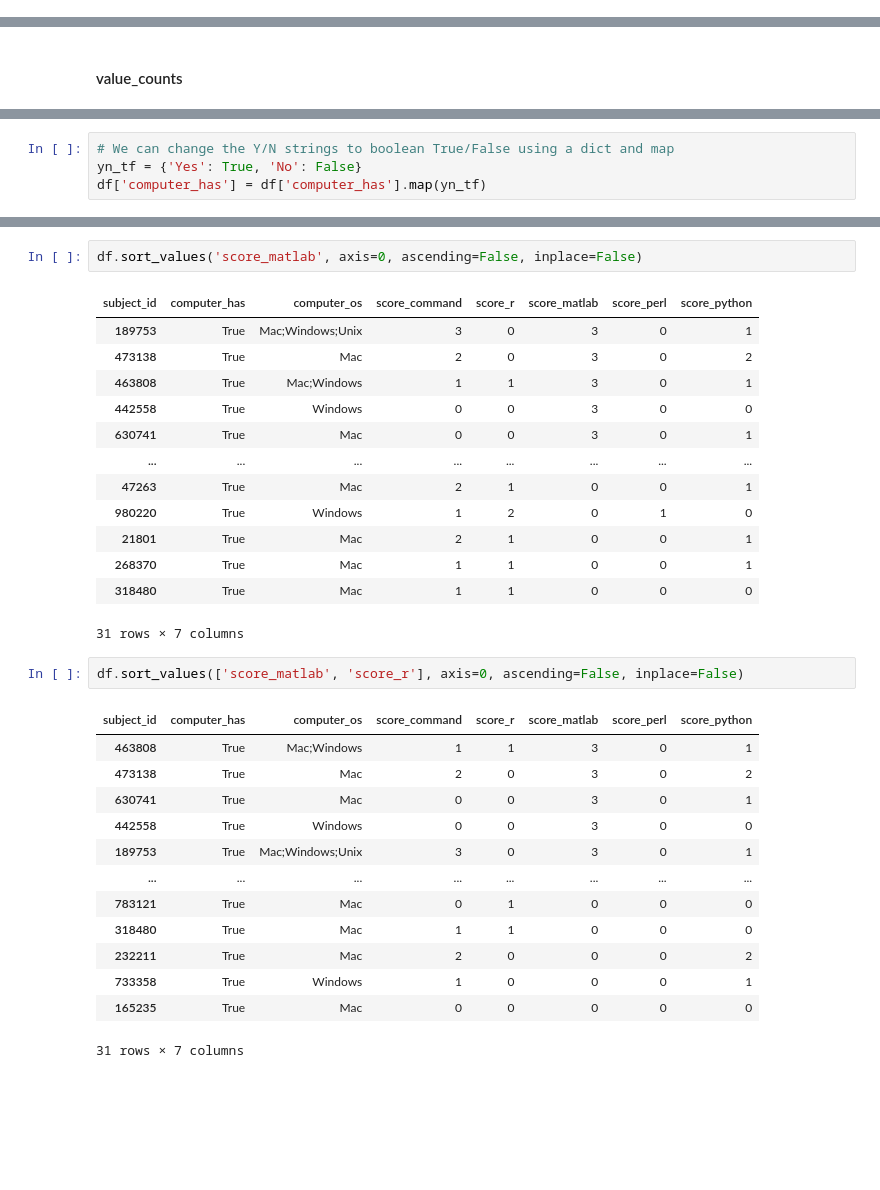
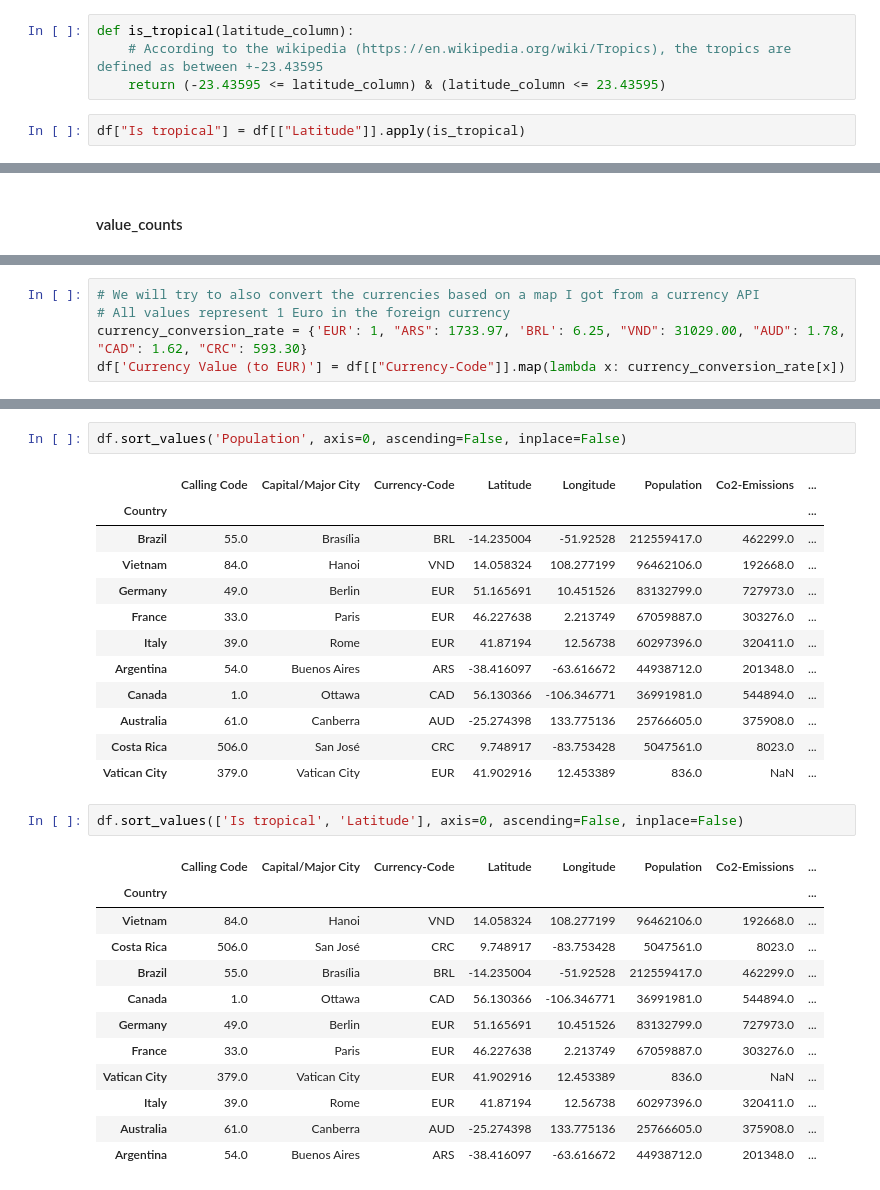
Before and after one commit to bvanelli/python-for-data-analysis, a Jupyter notebook: lessons/lesson07.ipynb, the cells around one changed output, grey strips where cells are left out. Cells and saved outputs as stored; diff of their text form; blank space fills up the shorter version.

```diff
--- a/lessons/lesson07.ipynb
+++ b/lessons/lesson07.ipynb
@@ -891,3 +925,9 @@ for col in numeric_cols:
+# %%
+def is_tropical(latitude_column):
+    # According to the wikipedia (https://en.wikipedia.org/wiki/Tropics), the tropics are defined as between +-23.43595
+    return (-23.43595 <= latitude_column) & (latitude_column <= 23.43595)
+# %%
+df["Is tropical"] = df[["Latitude"]].apply(is_tropical)
 # %%
 df
 # %% [output]
@@ -1057,4 +1052,0 @@ dtype: object
-# %%
-# We can change the Y/N strings to boolean True/False using a dict and map
-yn_tf = {'Yes': True, 'No': False}
-df['computer_has'] = df['computer_has'].map(yn_tf)
@@ -1061,3 +1059,8 @@ df['computer_has'] = df['computer_has'].map(yn_tf)
+# %%
+# We will try to also convert the currencies based on a map I got from a currency API
+# All values represent 1 Euro in the foreign currency
+currency_conversion_rate = {'EUR': 1, "ARS": 1733.97, 'BRL': 6.25, "VND": 31029.00, "AUD": 1.78, "CAD": 1.62, "CRC": 593.30}
+df['Currency Value (to EUR)'] = df[["Currency-Code"]].map(lambda x: currency_conversion_rate[x])
 # %%
 df
 # %% [output]
@@ -1126,35 +1124,33 @@ df.sort_index(axis=1, ascending=True, inplace=False)
 # %%
-df.sort_values('score_matlab', axis=0, ascending=False, inplace=False)
+df.sort_values('Population', axis=0, ascending=False, inplace=False)
 # %% [output]
-| subject_id | computer_has | computer_os | score_command | score_r | score_matlab | score_perl | score_python |
-| 189753 | True | Mac;Windows;Unix | 3 | 0 | 3 | 0 | 1 |
-| 473138 | True | Mac | 2 | 0 | 3 | 0 | 2 |
-| 463808 | True | Mac;Windows | 1 | 1 | 3 | 0 | 1 |
-| 442558 | True | Windows | 0 | 0 | 3 | 0 | 0 |
-| 630741 | True | Mac | 0 | 0 | 3 | 0 | 1 |
-| ... | ... | ... | ... | ... | ... | ... | ... |
-| 47263 | True | Mac | 2 | 1 | 0 | 0 | 1 |
-| 980220 | True | Windows | 1 | 2 | 0 | 1 | 0 |
-| 21801 | True | Mac | 2 | 1 | 0 | 0 | 1 |
-| 268370 | True | Mac | 1 | 1 | 0 | 0 | 1 |
-| 318480 | True | Mac | 1 | 1 | 0 | 0 | 0 |
+|  | Calling Code | Capital/Major City | Currency-Code | Latitude | Longitude | Population | Co2-Emissions | ... |
+| Country |  |  |  |  |  |  |  | ... |
+| Brazil | 55.0 | Brasília | BRL | -14.235004 | -51.92528 | 212559417.0 | 462299.0 | ... |
+| Vietnam | 84.0 | Hanoi | VND | 14.058324 | 108.277199 | 96462106.0 | 192668.0 | ... |
+| Germany | 49.0 | Berlin | EUR | 51.165691 | 10.451526 | 83132799.0 | 727973.0 | ... |
+| France | 33.0 | Paris | EUR | 46.227638 | 2.213749 | 67059887.0 | 303276.0 | ... |
+| Italy | 39.0 | Rome | EUR | 41.87194 | 12.56738 | 60297396.0 | 320411.0 | ... |
+| Argentina | 54.0 | Buenos Aires | ARS | -38.416097 | -63.616672 | 44938712.0 | 201348.0 | ... |
+| Canada | 1.0 | Ottawa | CAD | 56.130366 | -106.346771 | 36991981.0 | 544894.0 | ... |
+| Australia | 61.0 | Canberra | AUD | -25.274398 | 133.775136 | 25766605.0 | 375908.0 | ... |
+| Costa Rica | 506.0 | San José | CRC | 9.748917 | -83.753428 | 5047561.0 | 8023.0 | ... |
+| Vatican City | 379.0 | Vatican City | EUR | 41.902916 | 12.453389 | 836.0 | NaN | ... |
-31 rows × 7 columns
 # %%
-df.sort_values(['score_matlab', 'score_r'], axis=0, ascending=False, inplace=False)
+df.sort_values(['Is tropical', 'Latitude'], axis=0, ascending=False, inplace=False)
 # %% [output]
-| subject_id | computer_has | computer_os | score_command | score_r | score_matlab | score_perl | score_python |
-| 463808 | True | Mac;Windows | 1 | 1 | 3 | 0 | 1 |
-| 473138 | True | Mac | 2 | 0 | 3 | 0 | 2 |
-| 630741 | True | Mac | 0 | 0 | 3 | 0 | 1 |
-| 442558 | True | Windows | 0 | 0 | 3 | 0 | 0 |
-| 189753 | True | Mac;Windows;Unix | 3 | 0 | 3 | 0 | 1 |
-| ... | ... | ... | ... | ... | ... | ... | ... |
-| 783121 | True | Mac | 0 | 1 | 0 | 0 | 0 |
-| 318480 | True | Mac | 1 | 1 | 0 | 0 | 0 |
-| 232211 | True | Mac | 2 | 0 | 0 | 0 | 2 |
-| 733358 | True | Windows | 1 | 0 | 0 | 0 | 1 |
-| 165235 | True | Mac | 0 | 0 | 0 | 0 | 0 |
+|  | Calling Code | Capital/Major City | Currency-Code | Latitude | Longitude | Population | Co2-Emissions | ... |
+| Country |  |  |  |  |  |  |  | ... |
+| Vietnam | 84.0 | Hanoi | VND | 14.058324 | 108.277199 | 96462106.0 | 192668.0 | ... |
+| Costa Rica | 506.0 | San José | CRC | 9.748917 | -83.753428 | 5047561.0 | 8023.0 | ... |
+| Brazil | 55.0 | Brasília | BRL | -14.235004 | -51.92528 | 212559417.0 | 462299.0 | ... |
+| Canada | 1.0 | Ottawa | CAD | 56.130366 | -106.346771 | 36991981.0 | 544894.0 | ... |
+| Germany | 49.0 | Berlin | EUR | 51.165691 | 10.451526 | 83132799.0 | 727973.0 | ... |
+| France | 33.0 | Paris | EUR | 46.227638 | 2.213749 | 67059887.0 | 303276.0 | ... |
+| Vatican City | 379.0 | Vatican City | EUR | 41.902916 | 12.453389 | 836.0 | NaN | ... |
+| Italy | 39.0 | Rome | EUR | 41.87194 | 12.56738 | 60297396.0 | 320411.0 | ... |
+| Australia | 61.0 | Canberra | AUD | -25.274398 | 133.775136 | 25766605.0 | 375908.0 | ... |
+| Argentina | 54.0 | Buenos Aires | ARS | -38.416097 | -63.616672 | 44938712.0 | 201348.0 | ... |
-31 rows × 7 columns
 # %%
 df
 # %% [output]
```
Also changed, not shown: parts of 53 cells of this notebook, 12 other files.
